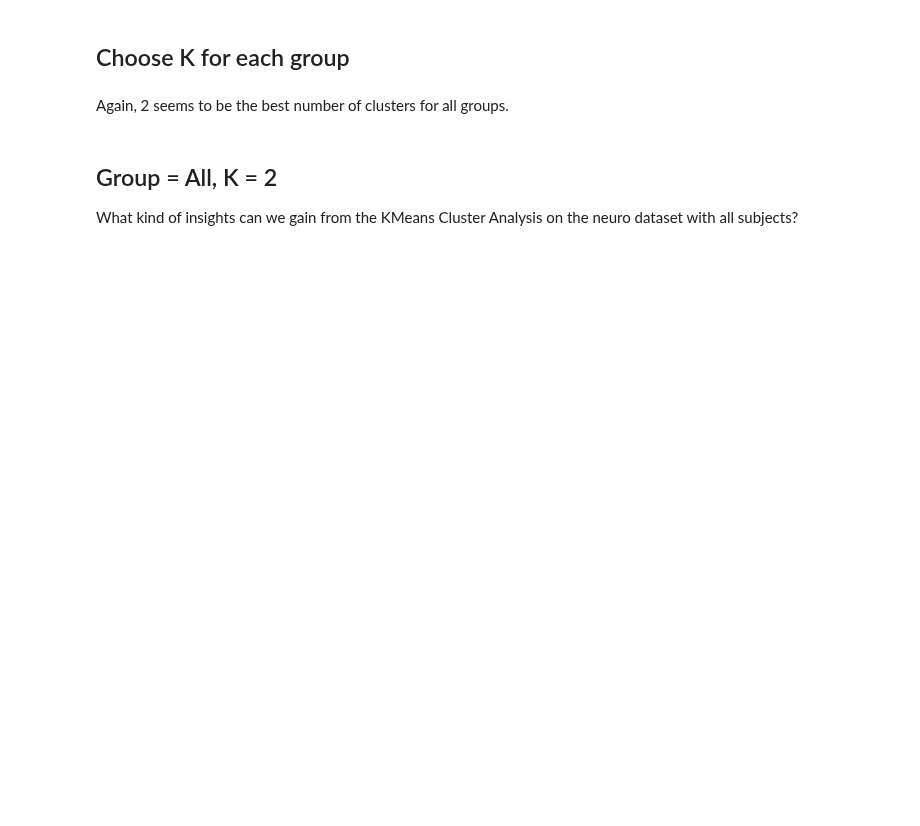
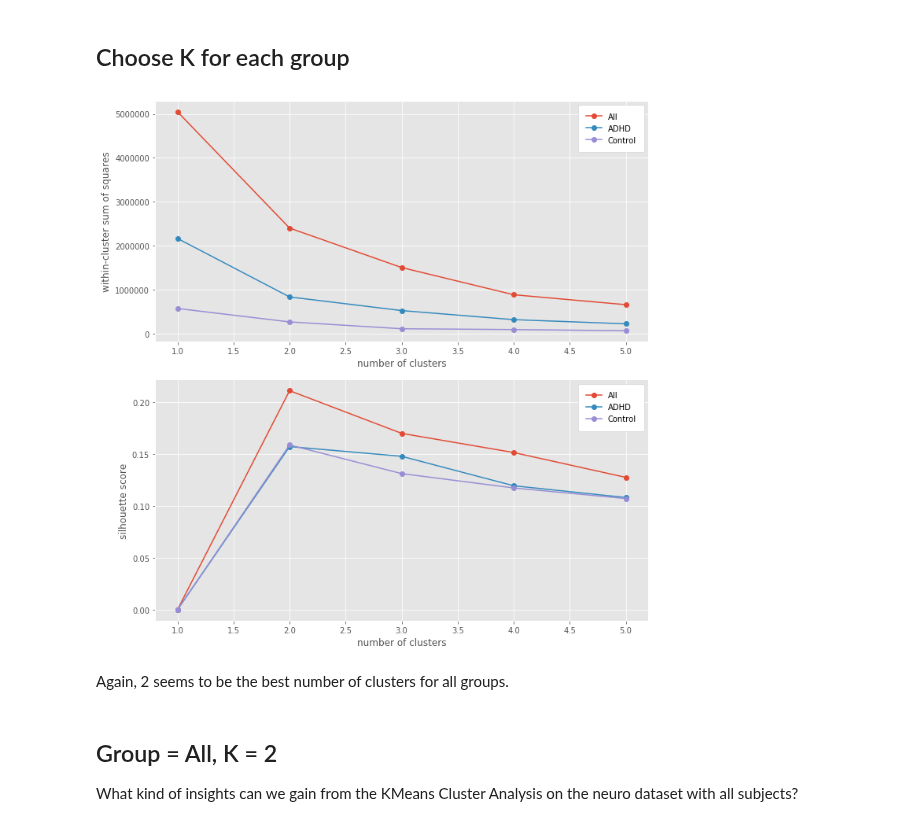
Before and after one commit to cjsmith015/Machine_Learning_and_ADHD, a Jupyter notebook: Unsupervised Learning.ipynb, the cells around one changed output. Saved outputs shown, nothing was run; the diff lists cells and outputs as text; code cells hidden in the pictures; blank space fills up the shorter version.

```diff
--- a/Unsupervised Learning.ipynb
+++ b/Unsupervised Learning.ipynb
@@ -116,18 +116,18 @@ Control:  70
 # %%
 fig, axs = plt.subplots(2,1,figsize=(10,10))
 
-impute_transform = ImputeTransform(strategy=MatrixFactorization())
 scaler = StandardScaler()
-kmeans = KMeans(n_jobs=-1)
-steps = [('impute_transform', impute_transform),
-         ('standard_scaler', scaler),
+kmeans = KMeans(n_jobs=-1, random_state=56)
+steps = [('standard_scaler', scaler),
          ('kmeans', kmeans)]
 pipeline = Pipeline(steps)
 
 wcss_and_silhouette(TMCQ_all, pipeline, axs, 'All', standard_scale=True)
 wcss_and_silhouette(TMCQ_adhd, pipeline, axs, 'ADHD', standard_scale=True)
 wcss_and_silhouette(TMCQ_control, pipeline, axs, 'Control', standard_scale=True)
 plt.tight_layout()
+# %% [output]
+[figure, added]
 # %% [markdown]
 Again, 2 seems to be the best number of clusters for all groups.
 # %% [markdown]
```
Also changed, not shown: parts of 9 cells of this notebook, 2 other files.
